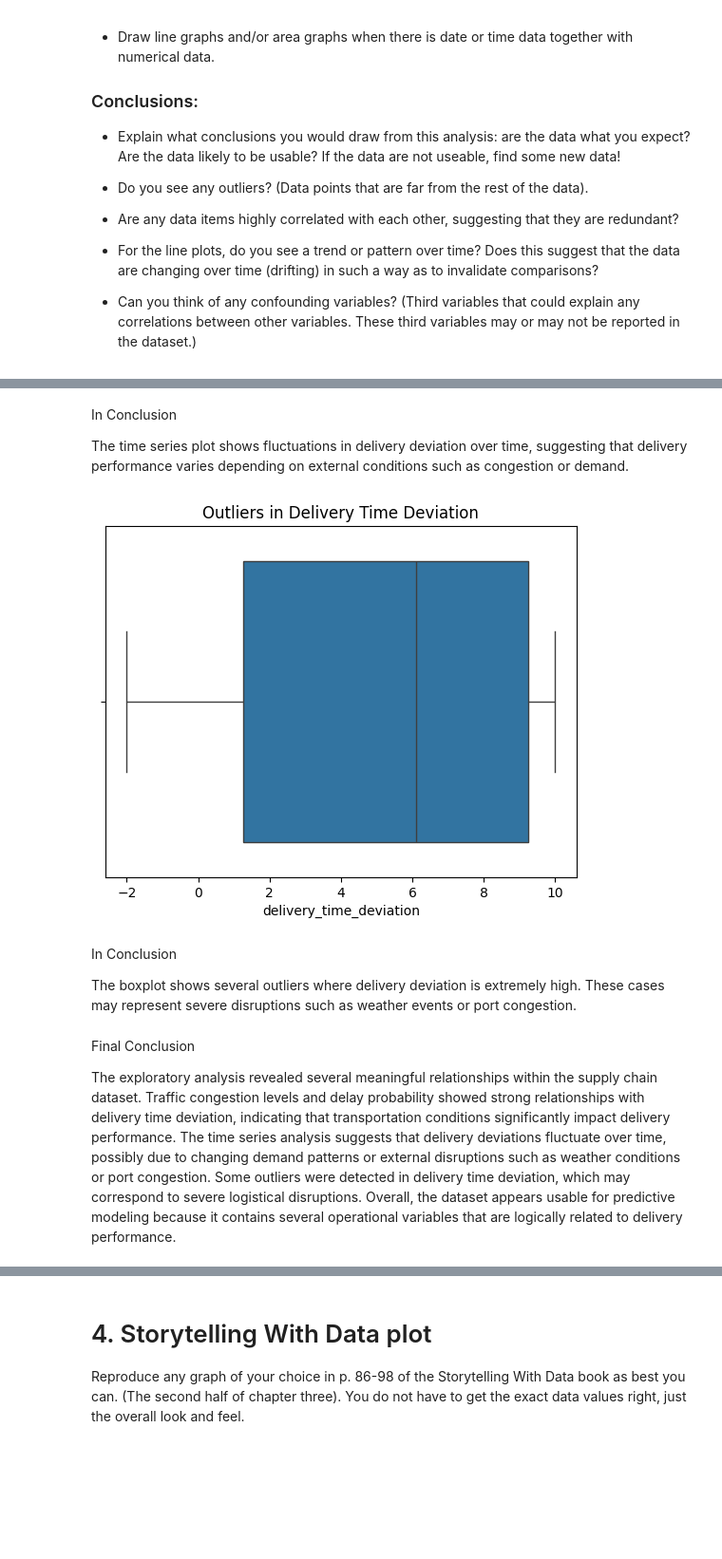
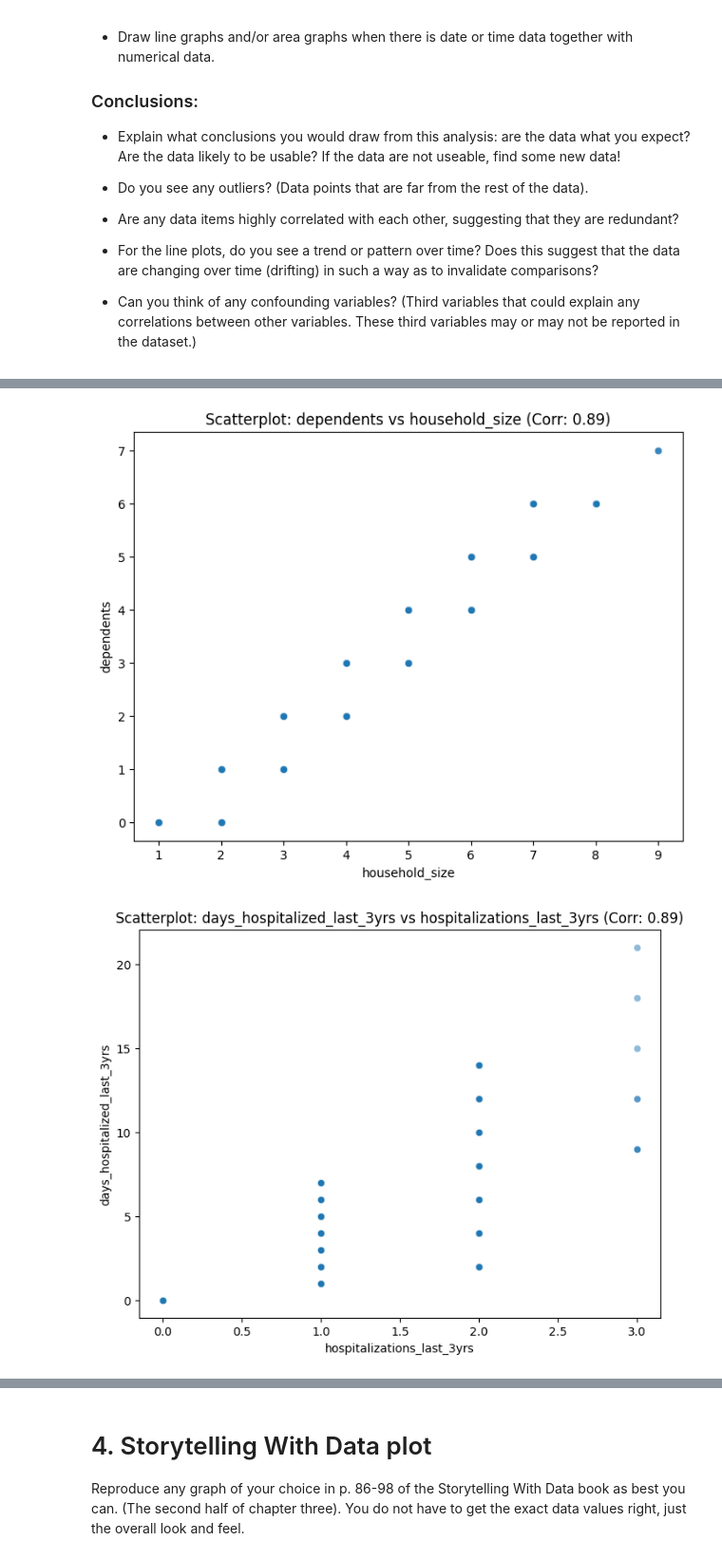
Before and after one commit to akamatt1/OMDS-ModB2-WeeklyAssignments, a Jupyter notebook: OMDS-ModB2-Week6-Affum-Matt.ipynb, the cells around one changed output, grey strips where cells are left out. Shown at 95% size. Drawn from its saved outputs; the diff is of its cells as text; code cells hidden in the pictures; blank space fills up the shorter version.

```diff
--- a/OMDS-ModB2-Week6-Affum-Matt.ipynb
+++ b/OMDS-ModB2-Week6-Affum-Matt.ipynb
@@ -196,18 +138,56 @@ plt.show()
-# %% [markdown]
-In Conclusion
-
-The time series plot shows fluctuations in delivery deviation over time, suggesting that delivery performance varies depending on external conditions such as congestion or demand.
-# %%
-sns.boxplot(x=df['delivery_time_deviation'])
-plt.title("Outliers in Delivery Time Deviation")
-plt.show()
-# %% [output]
-[figure, removed]
-# %% [markdown]
-In Conclusion
-
-The boxplot shows several outliers where delivery deviation is extremely high. These cases may represent severe disruptions such as weather events or port congestion.
-# %% [markdown]
-Final Conclusion
-
-The exploratory analysis revealed several meaningful relationships within the supply chain dataset. Traffic congestion levels and delay probability showed strong relationships with delivery time deviation, indicating that transportation conditions significantly impact delivery performance. The time series analysis suggests that delivery deviations fluctuate over time, possibly due to changing demand patterns or external disruptions such as weather conditions or port congestion. Some outliers were detected in delivery time deviation, which may correspond to severe logistical disruptions. Overall, the dataset appears usable for predictive modeling because it contains several operational variables that are logically related to delivery performance.
+# %%
+import pandas as pd
+import seaborn as sns
+import matplotlib.pyplot as plt
+import numpy as np
+
+# Load the dataset
+df = pd.read_csv('medical_insurance.csv')
+
+# Identify numerical columns for correlation and plots
+num_cols = df.select_dtypes(include=[np.number]).columns.tolist()
+
+# 1. Correlations
+corr_matrix = df[num_cols].corr()
+
+# Find high correlations (above 0.5 or below -0.5, excluding self-correlation)
+high_corr_pairs = []
+for i in range(len(corr_matrix.columns)):
+    for j in range(i):
+        if abs(corr_matrix.iloc[i, j]) > 0.5:
+            high_corr_pairs.append((corr_matrix.columns[i], corr_matrix.columns[j], corr_matrix.iloc[i, j]))
+
+# 2. Scatterplots for highly correlated pairs
+for i, (col1, col2, val) in enumerate(high_corr_pairs[:4]): # Limit to first few to avoid too many files
+    plt.figure(figsize=(8, 6))
+    sns.scatterplot(data=df, x=col2, y=col1, alpha=0.5)
+    plt.title(f'Scatterplot: {col1} vs {col2} (Corr: {val:.2f})')
+    plt.savefig(f'scatterplot_{i}.png')
+    plt.show()
+
+# 3. Pairplot
+# Selecting a subset of variables to make the pairplot readable
+subset_cols = ['age', 'bmi', 'risk_score', 'annual_medical_cost', 'annual_premium']
+sns.pairplot(df[subset_cols], diag_kind='kde', plot_kws={'alpha': 0.5})
+plt.savefig('pairplot.png')
+plt.show()
+
+# 4. Check for time/date data
+# Looking for columns that might represent time
+time_candidates = [col for col in df.columns if 'year' in col.lower() or 'date' in col.lower() or 'time' in col.lower()]
+print("Time candidates:", time_candidates)
+
+# Print stats and correlations
+print("\nHigh Correlation Pairs:")
+for p in high_corr_pairs:
+    print(p)
+
+# Create a heatmap for visual inspection of correlations
+plt.figure(figsize=(15, 12))
+sns.heatmap(corr_matrix, annot=False, cmap='coolwarm')
+plt.title('Correlation Heatmap')
+plt.savefig('correlation_heatmap.png')
+plt.show()
+# %% [output]
+[figure, added]
+[figure, added]
```
Also changed, not shown: parts of 17 cells of this notebook, 12 other files.
